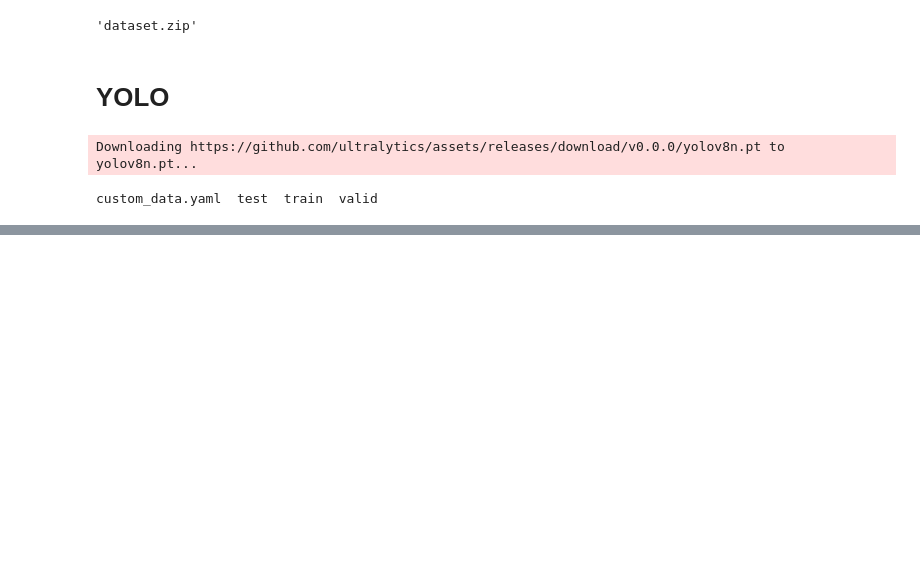
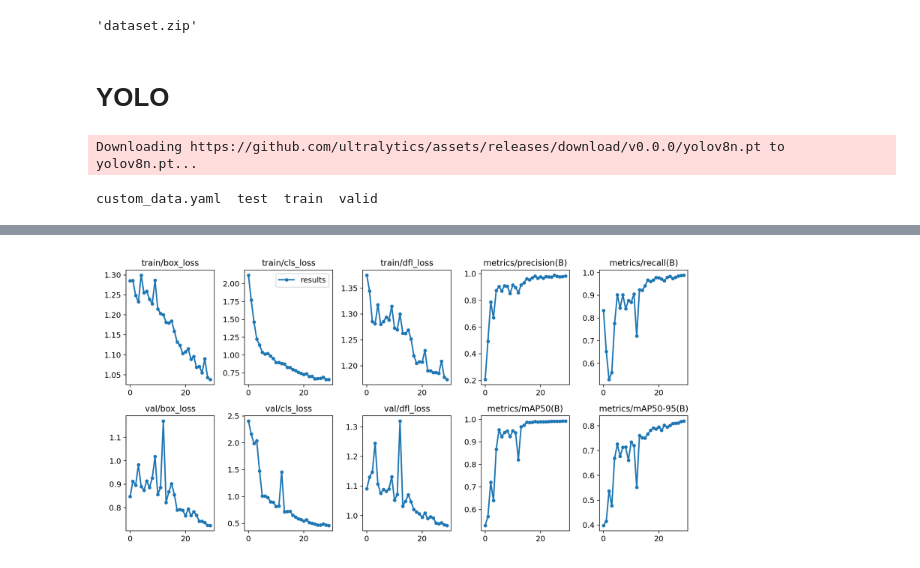
Before and after one commit to BGDNick/trash, a Jupyter notebook: Trash.ipynb, the cells around one changed output, grey strips where cells are left out. Saved outputs shown, nothing was run; the diff lists cells and outputs as text; code cells hidden in the pictures; blank space fills up the shorter version.

```diff
--- a/Trash.ipynb
+++ b/Trash.ipynb
@@ -56,0 +65,4 @@ Results saved to runs/detect/train2
+# %%
+Image(filename='runs/detect/train3/results.png', width=600)
+# %% [output]
+[figure, added]
```
Also changed, not shown: parts of 5 cells of this notebook.
